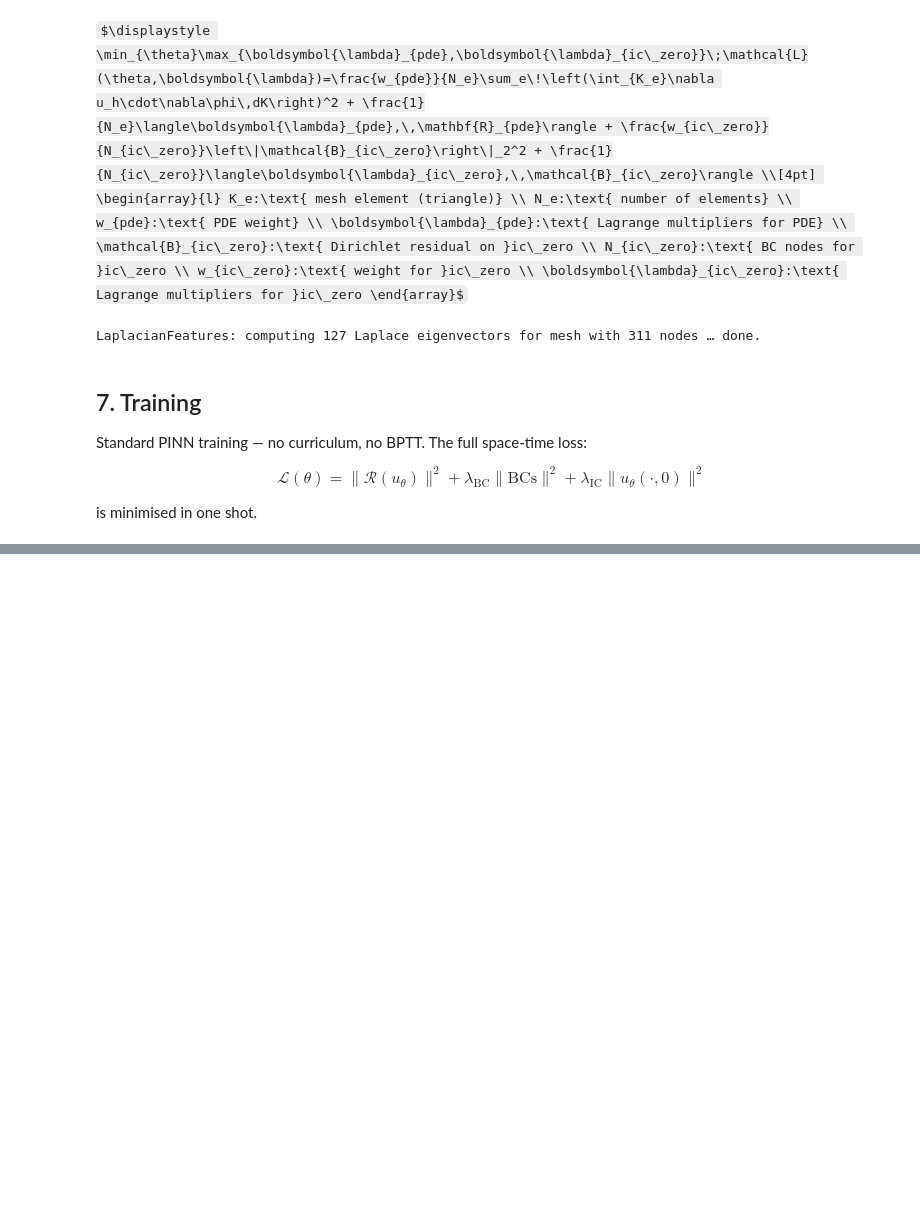
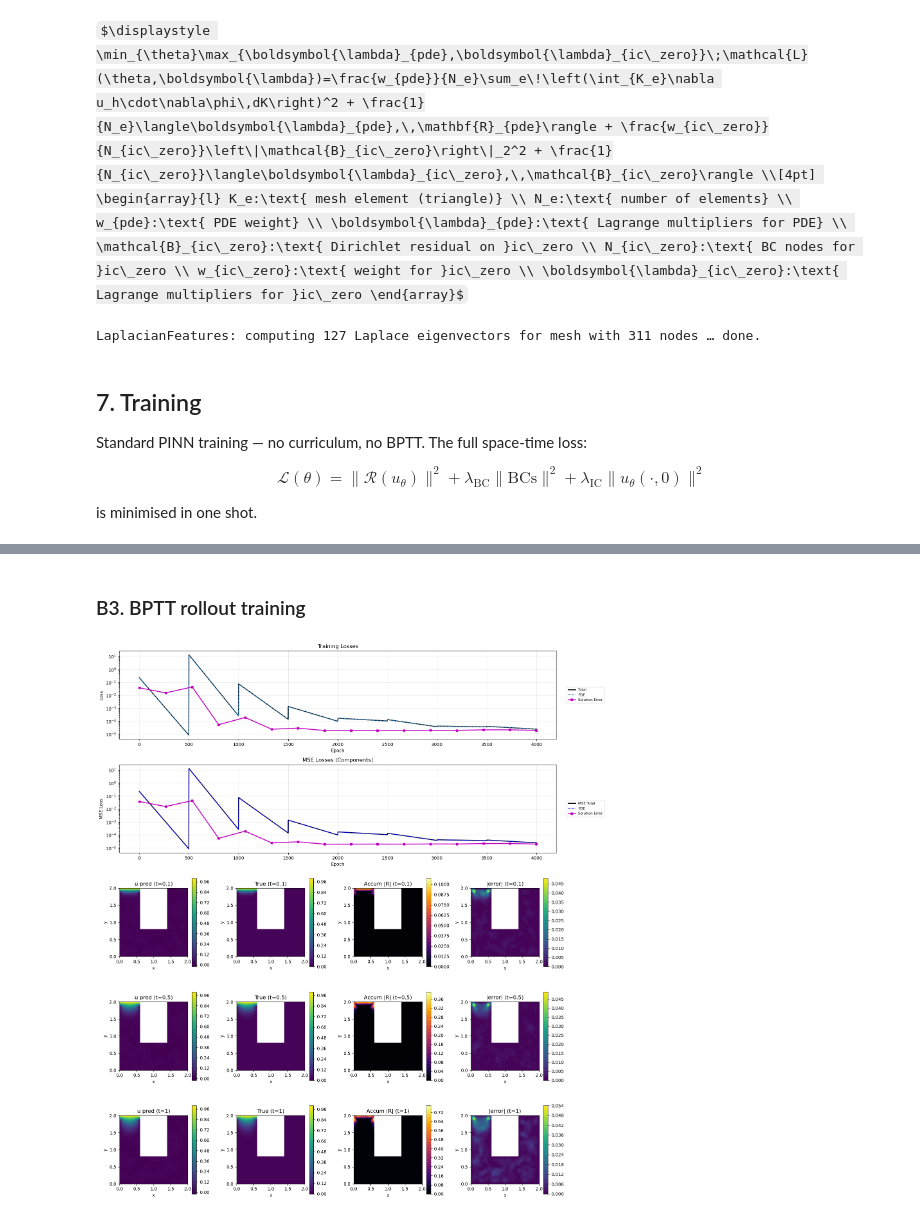
Before and after one commit to gatocor/pinn_models, a Jupyter notebook: examples/1+2D_transient_heat_u_shape_alpha_pinn.ipynb, the cells around one changed output, grey strips where cells are left out. Drawn from its saved outputs; the diff is of its cells as text; code cells hidden in the pictures; some formulas as TeX source; blank space fills up the shorter version.

Commit message:
Lagrange working with AlphaPINNs

```diff
--- a/examples/1+2D_transient_heat_u_shape_alpha_pinn.ipynb
+++ b/examples/1+2D_transient_heat_u_shape_alpha_pinn.ipynb
@@ -179,7 +180,10 @@ for idx, (i, j) in enumerate(zip(ii, jj)):
 
 A_mat = sp.csr_matrix((vals, (rows, cols)), shape=(n_dof, n_dof))
 
-N_TIME = 50
+# N_TIME=500 → dt=0.002, giving <0.2% implicit-Euler temporal error.
+# Keep N_TIME≥50× to ensure the FD reference is not the dominant error source
+# when comparing against a ~4% PINN solution.
+N_TIME = 500
 dt_fd  = T_MAX / N_TIME
 ts_fd  = np.linspace(0, T_MAX, N_TIME + 1)
 
@@ -201,17 +205,12 @@ for n_step in range(N_TIME):
     u_cur = LHS_lu.solve(rhs)
     U_grid[n_step + 1][active] = u_cur
 
-print(f"FD transient (κ={KAPPA}): {n_dof} DOFs × {N_TIME} steps")
+print(f"FD transient (κ={KAPPA}): {n_dof} DOFs × {N_TIME} steps  (dt={dt_fd:.4f})")
 print(f"u range at t=T: [{np.nanmin(U_grid[-1]):.4f}, {np.nanmax(U_grid[-1]):.4f}]")
 
 # ── Fill inactive cells (notch / outside bbox) with nearest-neighbour ────
-# RegularGridInterpolator bilinearly interpolates over 2×2 grid cells.
-# If any corner is NaN the whole cell returns NaN — this hits PINN nodes
-# near the notch boundary whose enclosing grid cell has a corner outside
-# the domain.  NN-fill makes every corner finite; fd_solution still masks
-# truly out-of-domain queries with in_u_shape at query time.
 U_grid_filled = U_grid.copy()
-nan_mask_2d = ~active   # same inactive pattern at every time step
+nan_mask_2d = ~active
 _, nn_idx = distance_transform_edt(nan_mask_2d, return_indices=True)
 for t_idx in range(N_TIME + 1):
     frame = U_grid_filled[t_idx]
@@ -225,7 +224,7 @@ _fd_rgi = RegularGridInterpolator(
 
 def fd_solution(x: np.ndarray) -> np.ndarray:
     """Space-time FD reference: (n_pts, 3) cols (x,y,t) → (n_pts,1)."""
-    txy    = x[:, [2, 0, 1]]          # RegularGridInterpolator wants (t, x, y)
+    txy    = x[:, [2, 0, 1]]
     vals   = _fd_rgi(txy).reshape(-1, 1)
     in_dom = in_u_shape(x[:, :2]).reshape(-1, 1)
     vals[~in_dom] = np.nan
@@ -414,0 +540,19 @@ Trainer (Lagrangian mode) complete in 210.2s
+# %% [markdown]
+### B3. BPTT rollout training
+# %%
+trainer_b = Trainer(problem_b, net_b)
+trainer_b.compile(
+    optimizer           = "soap",   # SOAP: second-order-ish, faster convergence than Adam
+    learning_rate       = 1e-3,
+    lagrange_lr         = 0,
+    lr_scheduler        = ReduceLROnPlateau(window=500, epsilon=1e-3, factor=0.5, min_lr=1e-6),
+    epochs_by_time_step = 500,
+    epochs              = 10_000,
+    print_each          = 500,
+    show_plots          = True,
+    plot_time_points    = [0.1, 0.5, 1.0],
+    grad_clip           = 1.0,
+)
+trainer_b.train()
+# %% [output]
+[figure, added]
```
Also changed, not shown: parts of 10 cells of this notebook, 7 other files.
